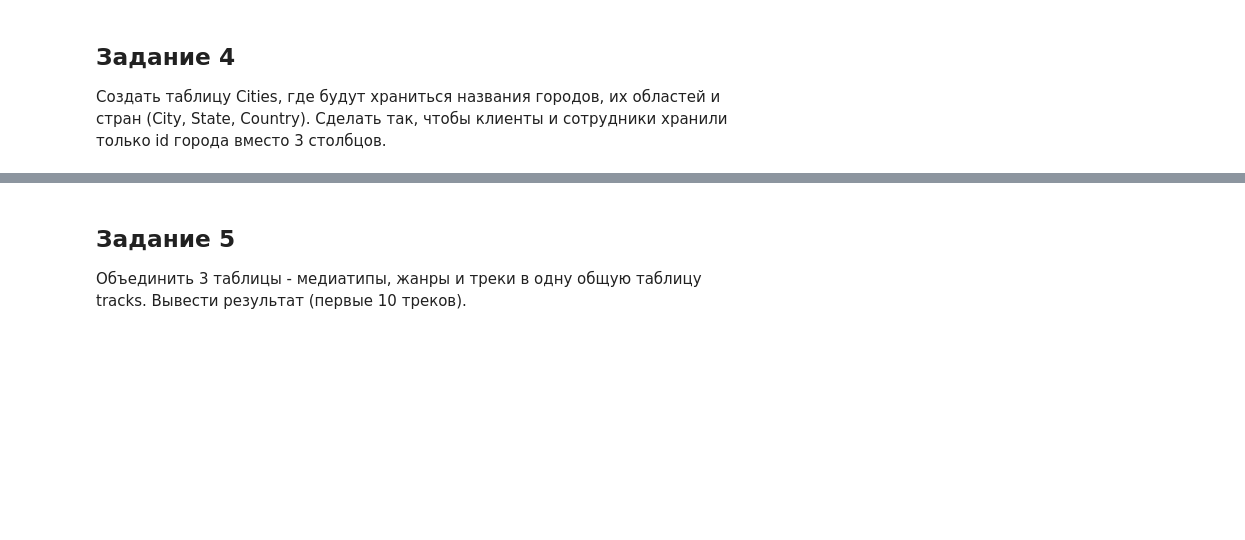
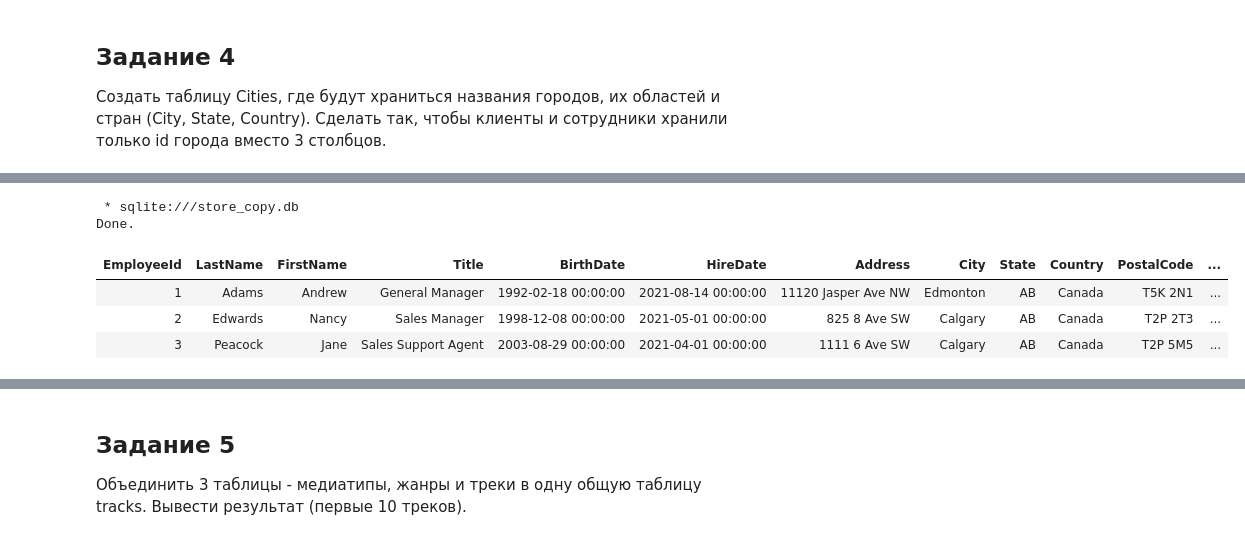
Before and after one commit to SWYARE/MIREAproject, a Jupyter notebook: Лабораторная_4.ipynb, the cells around one changed output, grey strips where cells are left out. Cells and saved outputs as stored; diff of their text form; code cells hidden in the pictures; blank space fills up the shorter version.

```diff
--- a/Лабораторная_4.ipynb
+++ b/Лабораторная_4.ipynb
@@ -95,0 +223,10 @@ CROSS JOIN green_day_track gdt;]
+# %%
+%%sql
+Select * from Employees LIMIT 3;
+# %% [output]
+ * sqlite:///store_copy.db
+Done.
+| EmployeeId | LastName | FirstName | Title | BirthDate | HireDate | Address | City | State | Country | PostalCode | ... |
+| 1 | Adams | Andrew | General Manager | 1992-02-18 00:00:00 | 2021-08-14 00:00:00 | 11120 Jasper Ave NW | Edmonton | AB | Canada | T5K 2N1 | ... |
+| 2 | Edwards | Nancy | Sales Manager | 1998-12-08 00:00:00 | 2021-05-01 00:00:00 | 825 8 Ave SW | Calgary | AB | Canada | T2P 2T3 | ... |
+| 3 | Peacock | Jane | Sales Support Agent | 2003-08-29 00:00:00 | 2021-04-01 00:00:00 | 1111 6 Ave SW | Calgary | AB | Canada | T2P 5M5 | ... |
```
Also changed, not shown: parts of 15 cells of this notebook.
